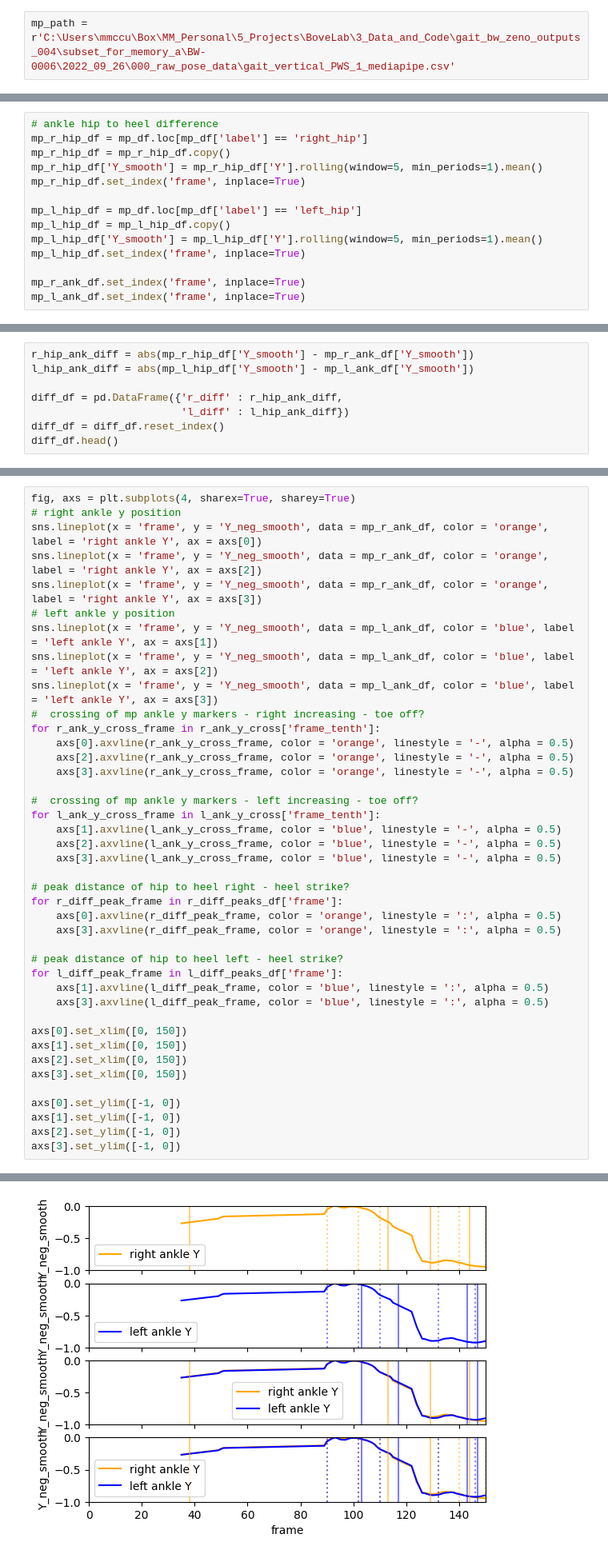
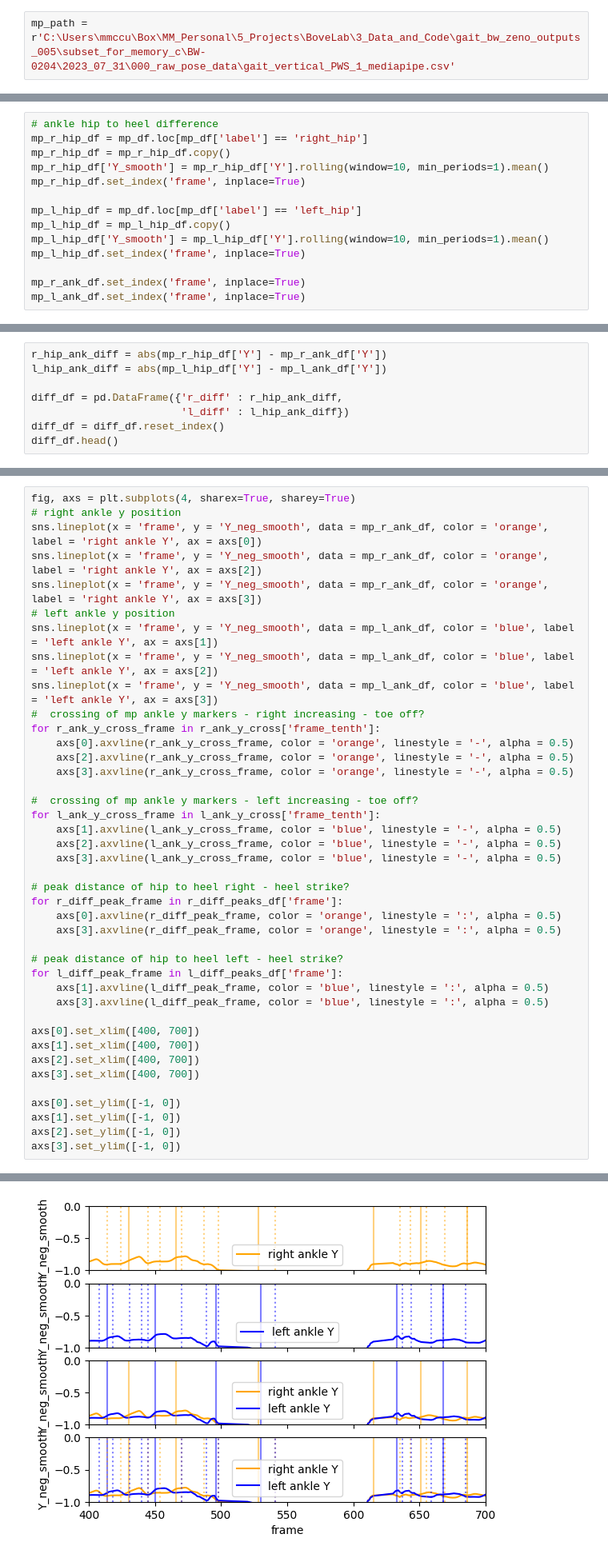
Before and after one commit to UCSF-MSLAB/HomeVideoAnalysis, a Jupyter notebook: megan_sandbox/gait_events/test_hip_heel_dist_2.ipynb, the cells around one changed output, grey strips where cells are left out. Shown at 80% size. Cells and saved outputs as stored; diff of their text form.

```diff
--- a/megan_sandbox/gait_events/test_hip_heel_dist_2.ipynb
+++ b/megan_sandbox/gait_events/test_hip_heel_dist_2.ipynb
@@ -11,7 +11,7 @@ output_path = r'C:\Users\mmccu\Box\MM_Personal\5_Projects\BoveLab\3_Data_and_Cod
 csv_file_name = 'test_hip_heel_events.csv'
 png_file_name = 'test_hip_heel_events.png'
 # %%
-mp_path = r'C:\Users\mmccu\Box\MM_Personal\5_Projects\BoveLab\3_Data_and_Code\gait_bw_zeno_outputs_004\subset_for_memory_a\BW-0006\2022_09_26\000_raw_pose_data\gait_vertical_PWS_1_mediapipe.csv'
+mp_path = r'C:\Users\mmccu\Box\MM_Personal\5_Projects\BoveLab\3_Data_and_Code\gait_bw_zeno_outputs_005\subset_for_memory_c\BW-0204\2023_07_31\000_raw_pose_data\gait_vertical_PWS_1_mediapipe.csv'
 # %%
 mp_df = pd.read_csv(mp_path, index_col = 0)
 mp_df['Y_neg'] = -mp_df['Y']
@@ -101,12 +101,12 @@ axs[2].set_ylim([-1, 0])
 # ankle hip to heel difference
 mp_r_hip_df = mp_df.loc[mp_df['label'] == 'right_hip']
 mp_r_hip_df = mp_r_hip_df.copy()
-mp_r_hip_df['Y_smooth'] = mp_r_hip_df['Y'].rolling(window=5, min_periods=1).mean()
+mp_r_hip_df['Y_smooth'] = mp_r_hip_df['Y'].rolling(window=10, min_periods=1).mean()
 mp_r_hip_df.set_index('frame', inplace=True)
 
 mp_l_hip_df = mp_df.loc[mp_df['label'] == 'left_hip']
 mp_l_hip_df = mp_l_hip_df.copy()
-mp_l_hip_df['Y_smooth'] = mp_l_hip_df['Y'].rolling(window=5, min_periods=1).mean()
+mp_l_hip_df['Y_smooth'] = mp_l_hip_df['Y'].rolling(window=10, min_periods=1).mean()
 mp_l_hip_df.set_index('frame', inplace=True)
 
 mp_r_ank_df.set_index('frame', inplace=True)
@@ -131,6 +131,6 @@ mp_l_ank_df
 # %%
-r_hip_ank_diff = abs(mp_r_hip_df['Y_smooth'] - mp_r_ank_df['Y_smooth'])
-l_hip_ank_diff = abs(mp_l_hip_df['Y_smooth'] - mp_l_ank_df['Y_smooth'])
+r_hip_ank_diff = abs(mp_r_hip_df['Y'] - mp_r_ank_df['Y'])
+l_hip_ank_diff = abs(mp_l_hip_df['Y'] - mp_l_ank_df['Y'])
 
 diff_df = pd.DataFrame({'r_diff' : r_hip_ank_diff,
                         'l_diff' : l_hip_ank_diff})
@@ -254,38 +255,38 @@ sns.lineplot(x = 'frame', y = 'Y_neg_smooth', data = mp_l_ank_df, color = 'blue'
 sns.lineplot(x = 'frame', y = 'Y_neg_smooth', data = mp_l_ank_df, color = 'blue', label = 'left ankle Y', ax = axs[3])
 #  crossing of mp ankle y markers - right increasing - toe off?
 for r_ank_y_cross_frame in r_ank_y_cross['frame_tenth']:
     axs[0].axvline(r_ank_y_cross_frame, color = 'orange', linestyle = '-', alpha = 0.5)
     axs[2].axvline(r_ank_y_cross_frame, color = 'orange', linestyle = '-', alpha = 0.5)
     axs[3].axvline(r_ank_y_cross_frame, color = 'orange', linestyle = '-', alpha = 0.5)
 
 #  crossing of mp ankle y markers - left increasing - toe off?
 for l_ank_y_cross_frame in l_ank_y_cross['frame_tenth']:
     axs[1].axvline(l_ank_y_cross_frame, color = 'blue', linestyle = '-', alpha = 0.5)
     axs[2].axvline(l_ank_y_cross_frame, color = 'blue', linestyle = '-', alpha = 0.5)
     axs[3].axvline(l_ank_y_cross_frame, color = 'blue', linestyle = '-', alpha = 0.5)
 
 # peak distance of hip to heel right - heel strike?
 for r_diff_peak_frame in r_diff_peaks_df['frame']:
     axs[0].axvline(r_diff_peak_frame, color = 'orange', linestyle = ':', alpha = 0.5)
     axs[3].axvline(r_diff_peak_frame, color = 'orange', linestyle = ':', alpha = 0.5)
 
 # peak distance of hip to heel left - heel strike?
 for l_diff_peak_frame in l_diff_peaks_df['frame']:
     axs[1].axvline(l_diff_peak_frame, color = 'blue', linestyle = ':', alpha = 0.5)
     axs[3].axvline(l_diff_peak_frame, color = 'blue', linestyle = ':', alpha = 0.5)
 
-axs[0].set_xlim([0, 150])
-axs[1].set_xlim([0, 150])
-axs[2].set_xlim([0, 150])
-axs[3].set_xlim([0, 150])
+axs[0].set_xlim([400, 700])
+axs[1].set_xlim([400, 700])
+axs[2].set_xlim([400, 700])
+axs[3].set_xlim([400, 700])
 
 axs[0].set_ylim([-1, 0])
 axs[1].set_ylim([-1, 0])
 axs[2].set_ylim([-1, 0])
 axs[3].set_ylim([-1, 0])
 # %% [output]
 (-1.0, 0.0)
-[figure, old version]
+[figure, new version]
 # %% [markdown]
 ## Try algorithm to extract
 # %%
```
Also changed, not shown: parts of 23 cells of this notebook, 4 other files.
